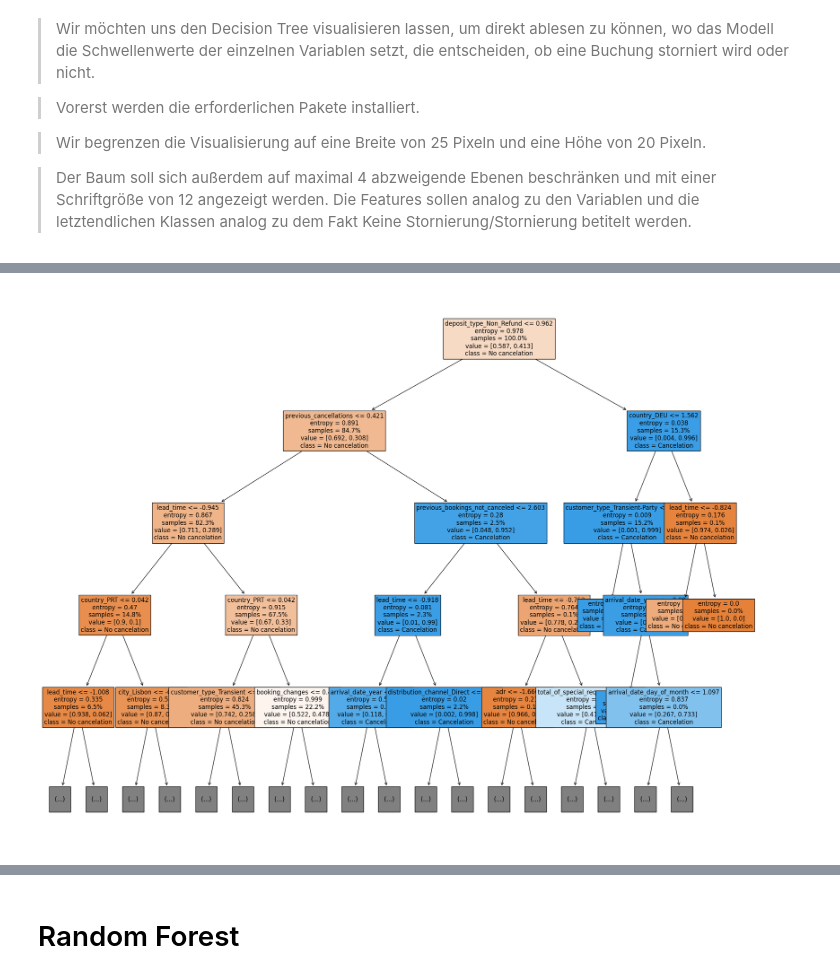
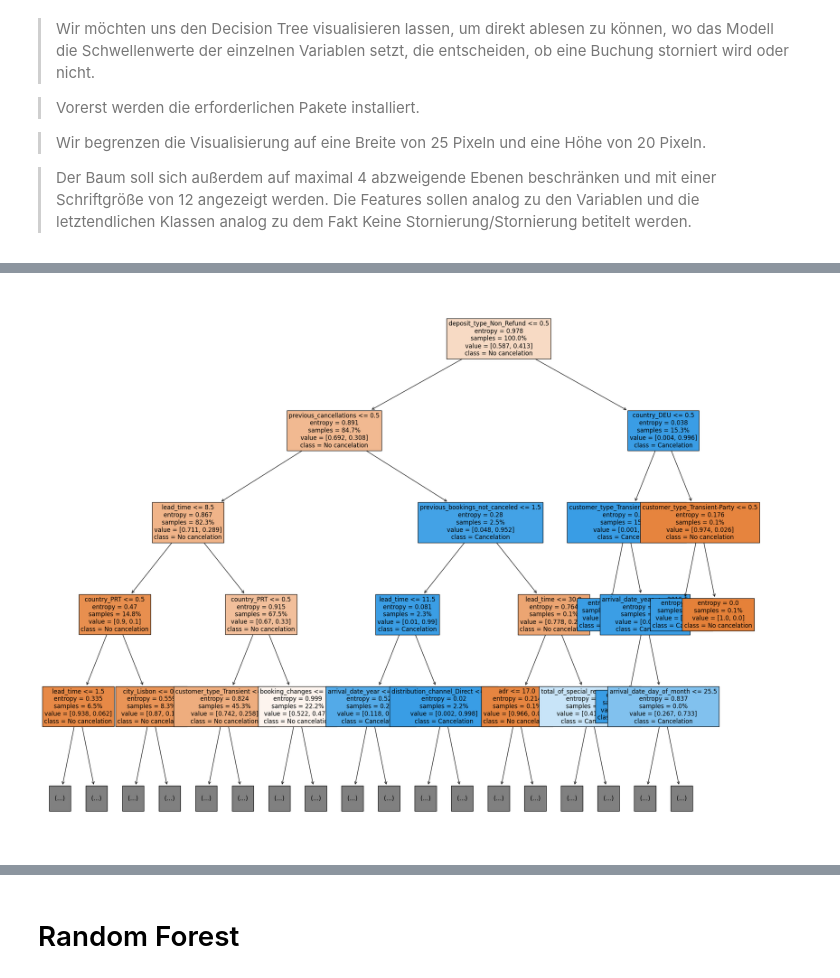
Before and after one commit to hochschule-pforzheim/project-st23-team-f23, a Jupyter notebook: 2_Classification.ipynb, the cells around one changed output, grey strips where cells are left out. Drawn from its saved outputs; the diff is of its cells as text; code cells hidden in the pictures.

```diff
--- a/2_Classification.ipynb
+++ b/2_Classification.ipynb
@@ -1023,4 +1039,6 @@ param_grid = {
     'min_samples_leaf': [1, 2, 4, 6],
 }
 # %%
-ht = GridSearchCV(tree, param_grid, n_jobs=2)
+from sklearn.model_selection import GridSearchCV
+
+ht_tree = GridSearchCV(tree_ht, param_grid, n_jobs=2)
@@ -1034,0 +1045,2 @@ GridSearchCV(estimator=DecisionTreeClassifier(), n_jobs=2,
+# %%
+ht_tree.fit(X_train, y_train)
@@ -1057,11 +1072,0 @@ weighted avg       0.84      0.84      0.84     18183
-# %%
-tree = DecisionTreeClassifier(
-    splitter='best',
-    random_state=42,
-    min_samples_split=7,
-    min_samples_leaf=4,
-    max_features=None,
-    max_depth=None,
-    criterion='entropy')
-# %%
-tree.fit(X_train_scaled, y_train_scaled)
@@ -1105,15 +1108,17 @@ ConfusionMatrixDisplay.from_estimator(
 # %%
 from sklearn import tree as sktree
 import matplotlib.pyplot as plt
 
 plt.figure(figsize=(25,20))
 
-sktree.plot_tree(tree,
+best_model = ht_tree.best_estimator_
+
+sktree.plot_tree(best_model,
                  max_depth=4,
                  fontsize=12,
-                 feature_names=X.columns,
+                 feature_names=X_train.columns,
                  class_names=['No cancelation', 'Cancelation'],
                  proportion=True,
                  filled=True);
 # %% [output]
-[figure, old version]
+[figure, new version]
```
Also changed, not shown: parts of 44 cells of this notebook.
